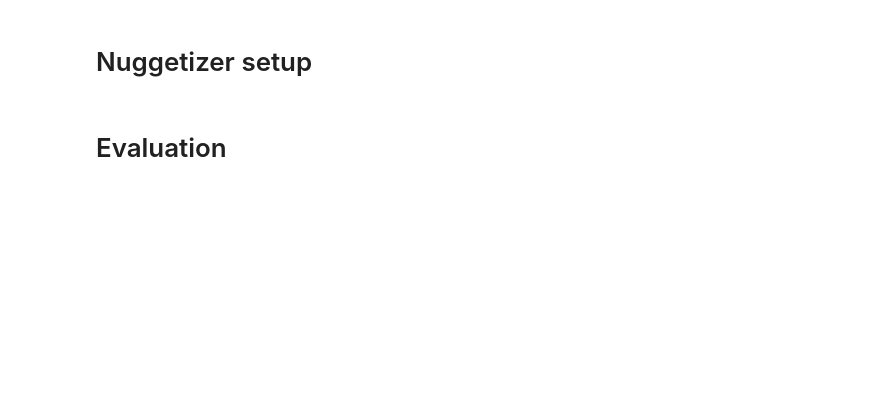
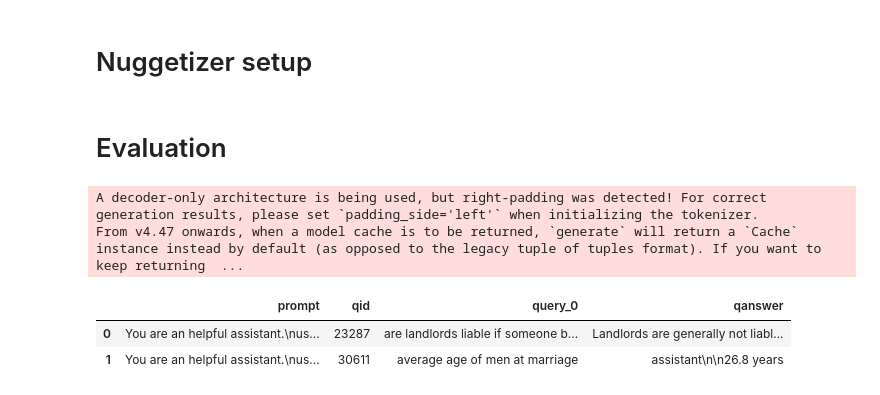
Before and after one commit to NamaWho/pyterrier-nuggetizer, a Jupyter notebook: examples/example.ipynb, the cells around one changed output. Cells and saved outputs as stored; diff of their text form; code cells hidden in the pictures; blank space fills up the shorter version.

```diff
--- a/examples/example.ipynb
+++ b/examples/example.ipynb
@@ -45,7 +90,7 @@ import pyterrier_alpha as pta
 from pyterrier_pisa import PisaIndex
 from pyterrier_t5 import MonoT5ReRanker
 
-index = pta.Artifact.load('namawho/msmarco-segment-v2.1.pisa')
+index = pta.Artifact.from_hf('namawho/msmarco-segment-v2.1.pisa')
 bm25_ret = index.bm25() >> pt.text.get_text(pt_dataset, "segment") >> rename_pipe
 
 monoT5 = MonoT5ReRanker(batch_size=64, verbose=False)
@@ -123,9 +183,38 @@ if scored_nuggets is None:
 # %%
 from pyterrier_rag.prompt import Concatenator
 from pyterrier_rag.readers import Reader
+from pyterrier_rag.prompt import PromptTransformer
+from jinja2 import Template
 
-reader = Reader(backend)
+def make_callable_template(template: Template):
+    def template_call(**kwargs):
+        return template.render(**kwargs)
+
+    return template_call
+
+GENERIC_PROMPT = Template(
+    "Use the context information to answer the Question: \n Context: {{ context }} \n Question: {{ query }} \n Answer:"
+)
+
+prompt = PromptTransformer(
+            instruction=make_callable_template(GENERIC_PROMPT),
+            system_message="You are an helpful assistant.",
+            conversation_template=conv_template,
+            input_fields=[
+                "context",
+                "query",
+            ],
+        )
+
+reader = Reader(backend, prompt)
 rag_pipeline = monoT5_ret % 3 >> Concatenator() >> reader
 
-(monoT5_ret % 3 >> Concatenator() >> reader)(topics_df.head(1))
+results = (rag_pipeline)(topics_df.head(2))
+results
+# %% [output]
+A decoder-only architecture is being used, but right-padding was detected! For correct generation results, please set `padding_side='left'` when initializing the tokenizer.
+From v4.47 onwards, when a model cache is to be returned, `generate` will return a `Cache` instance instead by default (as opposed to the legacy tuple of tuples format). If you want to keep returning  ...
+|  | prompt | qid | query_0 | qanswer |
+| 0 | You are an helpful assistant.\nus... | 23287 | are landlords liable if someone b... | Landlords are generally not liabl... |
+| 1 | You are an helpful assistant.\nus... | 30611 | average age of men at marriage | assistant\n\n26.8 years |
 # %%
```
Also changed, not shown: parts of 10 cells of this notebook, 2 other files.
